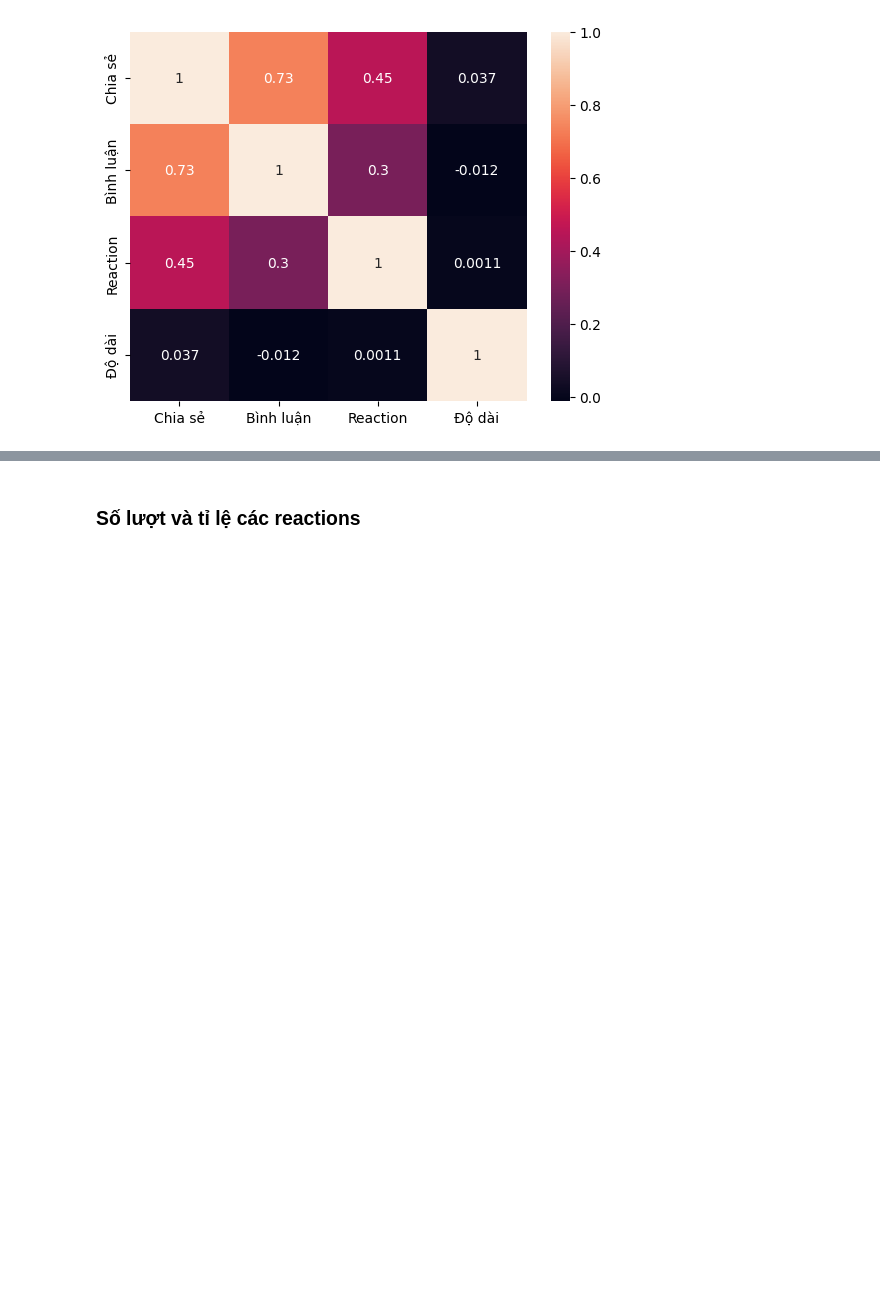
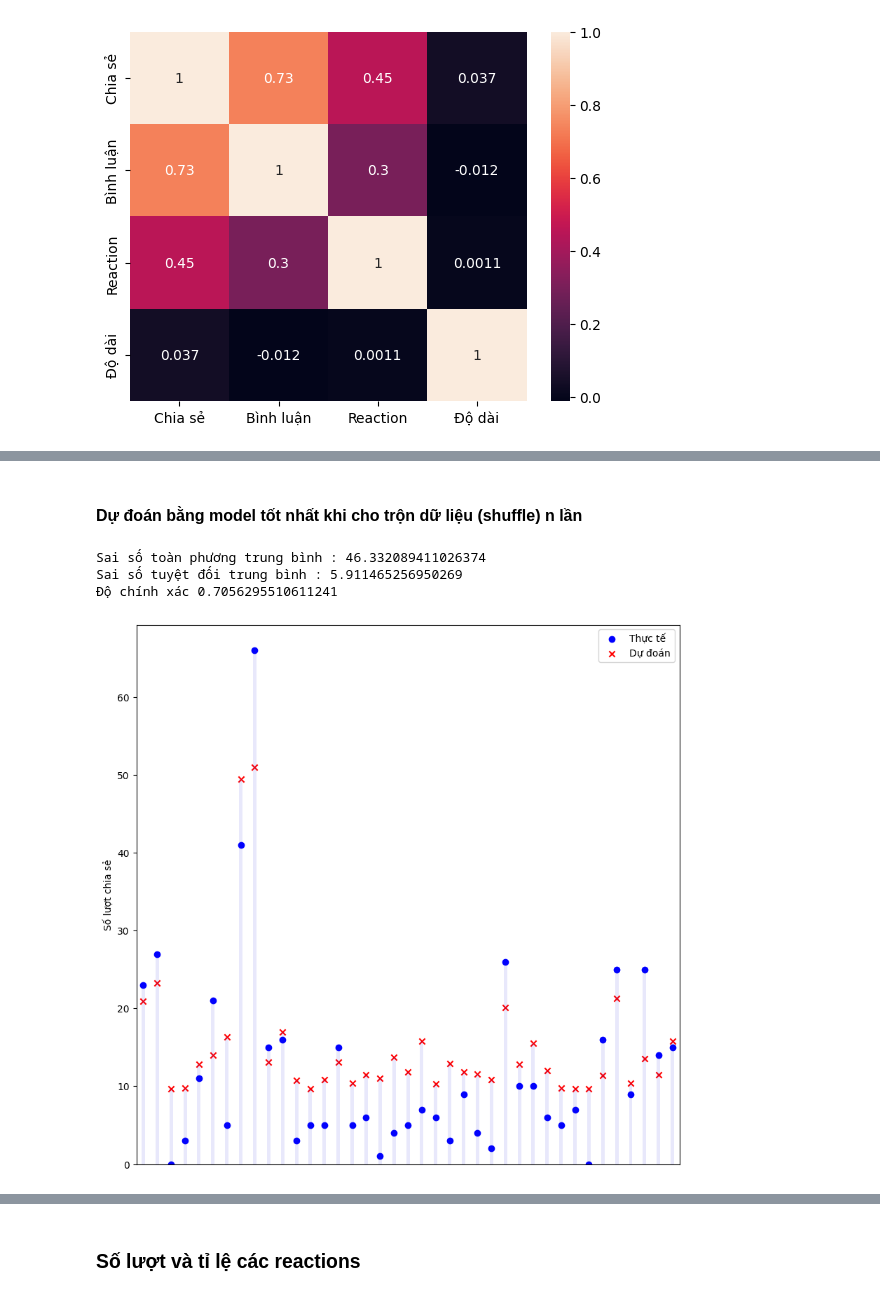
Before and after one commit to Anh39/FacebookPageAnalysis, a Jupyter notebook: DataAnalysis.ipynb, the cells around one changed output, grey strips where cells are left out. Saved outputs shown, nothing was run; the diff lists cells and outputs as text; code cells hidden in the pictures; blank space fills up the shorter version.

```diff
--- a/DataAnalysis.ipynb
+++ b/DataAnalysis.ipynb
@@ -300,0 +304,53 @@ plt.savefig(IMAGES_PATH + 'Fig2.1_SharePredictShuffle.png',bbox_inches='tight')
+# %% [markdown]
+
+### <span style = "font-size: smaller"> Dự đoán bằng model tốt nhất khi cho trộn dữ liệu (shuffle) n lần</span>
+# %%
+features = df[['Comment Count','Reaction Count']]
+target = df['Share Count']
+n = 100
+bestXtrain,bestXTest,bestYTrain,bestYTest = 0,0,0,0
+bestScore = 0
+for i in range(n):
+    xTrain,xTest,yTrain,yTest = train_test_split(features,target,test_size=0.2,shuffle=True)
+    yTest = pd.Series(yTest.to_list())
+    model = LinearRegression()
+    model.fit(xTrain,yTrain)
+    score = model.score(xTest,yTest)
+    if (score > bestScore):
+        bestScore = score
+        bestXtrain,bestXTest,bestYTrain,bestYTest = xTrain,xTest,yTrain,yTest
+model = LinearRegression()
+model.fit(bestXtrain,bestYTrain)
+yPredict = model.predict(bestXTest)
+meanPredict = yPredict.mean()
+meanTest = bestYTest.mean()
+rmse = 0
+mae = 0
+for index in range(len(bestYTest)):
+    #print(bestYTest[index],':',round(yPredict[index]))
+    rmse += (bestYTest[index]-yPredict[index])**2
+    mae += abs(bestYTest[index]-yPredict[index])
+rmse = np.sqrt(rmse/len(bestYTest))
+mae = mae/len(bestYTest)
+print('Sai số toàn phương trung bình :',rmse**2)
+print('Sai số tuyệt đối trung bình :',mae)
+print('Độ chính xác',model.score(bestXTest,bestYTest))
+# %% [output]
+Sai số toàn phương trung bình : 46.332089411026374
+Sai số tuyệt đối trung bình : 5.911465256950269
+Độ chính xác 0.7056295510611241
+# %%
+plt.figure(figsize=(10,10))
+xAxis = range(0,len(yPredict))
+colVisual = []
+for i in range(len(yPredict)):
+    colVisual.append(max(yPredict[i],bestYTest[i]))
+plt.scatter(xAxis,bestYTest,color = 'blue',marker='o')
+plt.scatter(xAxis,yPredict,color= 'red',marker='x')
+sns.barplot(colVisual,alpha = 0.1,width=0.25,color='blue')
+plt.ylabel('Số lượt chia sẻ')
+plt.xticks([])
+plt.legend(['Thực tế','Dự đoán'])
+plt.savefig(IMAGES_PATH + 'Fig2.3_SharePredictShuffle.png',bbox_inches='tight')
+# %% [output]
+[figure, added]
```
Also changed, not shown: parts of 6 cells of this notebook, 7 other files.
